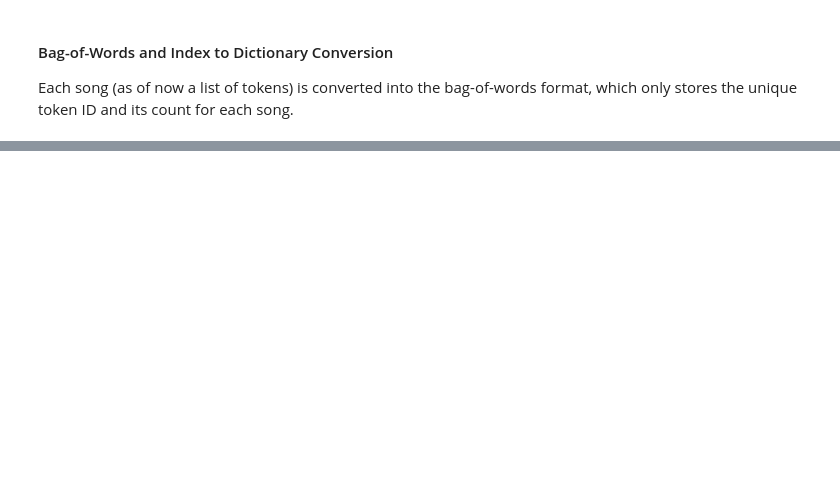
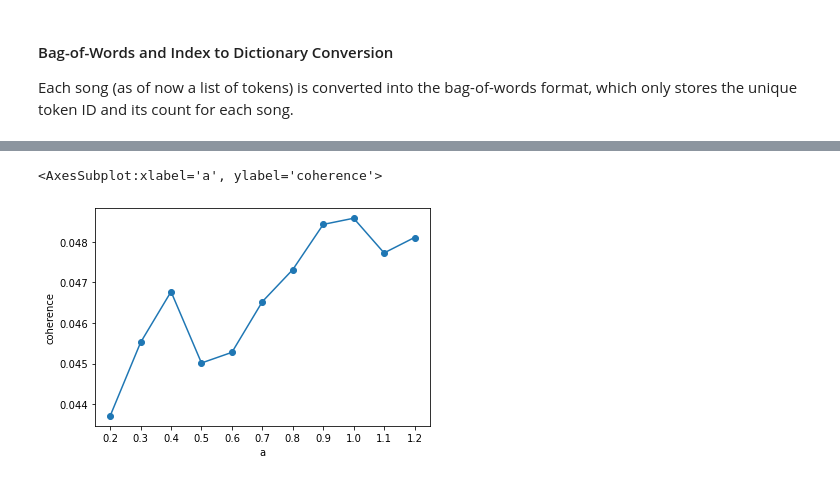
Before and after one commit to liorBlum/ds-project, a Jupyter notebook: EDA.ipynb, the cells around one changed output, grey strips where cells are left out. Cells and saved outputs as stored; diff of their text form; code cells hidden in the pictures; blank space fills up the shorter version.

```diff
--- a/EDA.ipynb
+++ b/EDA.ipynb
@@ -515,0 +508,20 @@ Let's visualize the inferred topics:
+# %%
+import numpy as np
+
+lda_model_for_a = {}
+coherences = pd.Series(dtype='float64')
+
+a_test_range = np.round(np.arange(0.2, 1.3, 0.1), 1)
+for i in a_test_range:
+    if i not in lda_model_for_a.keys():
+        lda_model_for_a[i] = build_lda_model(optimal_k, a=i, b=0.1)
+        lda_model_for_a[i].save(f'./lda_models/k6b01/a{i}')
+    if i not in coherences.keys():
+        coherences.at[i] = get_coherence(lda_model_for_a[i])
+
+optimal_a = coherences.idxmax()
+coherences.to_pickle('./lda_models/k6b01/coherences.pkl')
+coherences.plot(xticks=a_test_range, xlabel='a', ylabel='coherence', marker='o')
+# %% [output]
+<AxesSubplot:xlabel='a', ylabel='coherence'>
+[figure, added]
```
Also changed, not shown: parts of 16 cells of this notebook, 8 other files.
